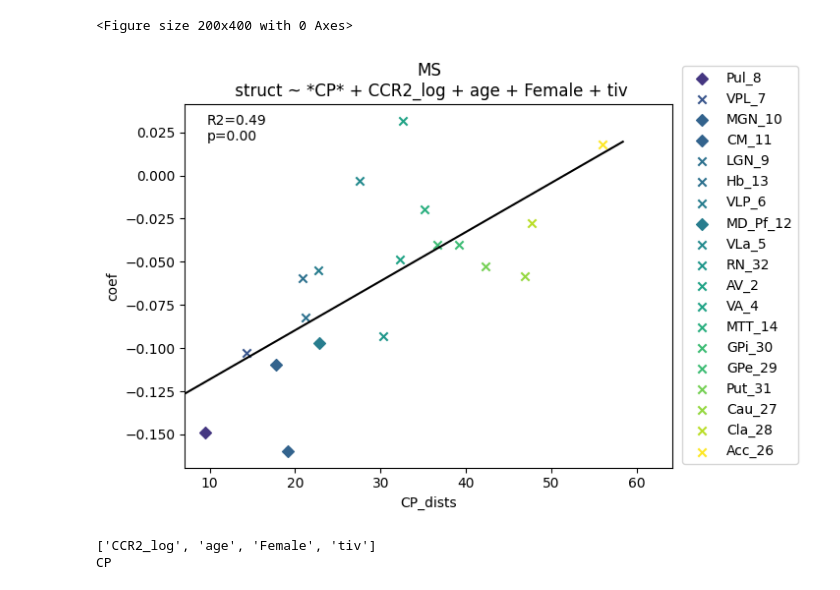
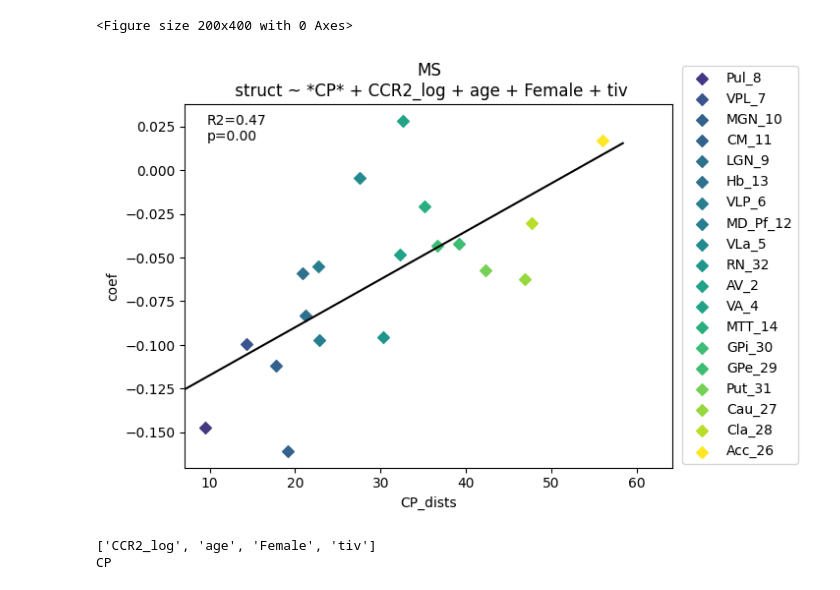
Before and after one commit to srs328/ms_mri, a Jupyter notebook: analysis/thalamus/results/5-CP_distance_gradient.ipynb, the cells around one changed output. Saved outputs shown, nothing was run; the diff lists cells and outputs as text; code cells hidden in the pictures.

```diff
--- a/analysis/thalamus/results/5-CP_distance_gradient.ipynb
+++ b/analysis/thalamus/results/5-CP_distance_gradient.ipynb
@@ -384,12 +428,12 @@ save_stem = "CP_betas_vs_CP_dists"
 model_data = data_orig[MS_patients]
 model_data = zscore(model_data)
 
-covariates = ["age", "Female", "tiv"]
+covariates = ["CCR2_log", "age", "Female", "tiv"]
 covariates_str = " + ".join(covariates)
 structs = hips_thomas_ref[thalamic_nuclei + deep_grey]
 # structs = hips_thomas_ref[thalamic_nuclei]
 
-predictor = ["CP", "LV_log"]
+predictor = ["CP", "LV_log", "CCR2_log"]
 
 _, results, formulas = regutils.run_regressions(
     model_data,
@@ -426,6 +470,7 @@ _, _, plot_data, linregress_result = plot_xordered_data(
     fdr=False,
     bbox_to_anchor=(1.02, 0.01),
     sig_only=sig_only,
+    indicate_sig=False,
     legend_fontsize=10
 )
 plt.show()
@@ -707,7 +832,7 @@ if save:
 save = False
 show = True
 sig_only = False
-save_stem = "CP_betas_vs_CP_dists_control_CCR2"
+save_stem = "CP_betas_vs_CP_dists"
 
 # model_data = data_ms_z
 model_data = data_orig[MS_patients]
@@ -716,15 +841,16 @@ model_data = zscore(model_data)
 covariates = ["CCR2_log", "age", "Female", "tiv"]
 covariates_str = " + ".join(covariates)
 structs = hips_thomas_ref[thalamic_nuclei + deep_grey]
+# structs = hips_thomas_ref[thalamic_nuclei]
 
-predictor = ["CP", "LV_log"]
+predictor = ["CP", "LV_log", "CCR2_log"]
 
 _, results, formulas = regutils.run_regressions(
     model_data,
     structs,
     predictor,
     covariates,
-    robust_cov=None
+    robust_cov="nonrobust"
 )
 
 var_to_plot = "CP"
@@ -745,34 +871,35 @@ _, _, plot_data, linregress_result = plot_xordered_data(
     dist_measure,
     "coef",
     "struct",
     fit_line=True,
     title=f"MS\n struct ~ *{var_to_plot}* + {covariates_str}",
     axes=axs,
     fig=fig,
     legend=True,
     loc=(0.9, 0.0001),
     fdr=False,
     bbox_to_anchor=(1.02, 0.01),
     sig_only=sig_only,
+    indicate_sig=False,
     legend_fontsize=10
 )
 plt.show()
 
 if save:
     save_path = fig_path / f"{save_stem}.png"
     # # Extract the legend
     legend = axs.get_legend()
     legend.remove()  # Remove it from the main plot
 
     fig_legend = plt.figure(figsize=(2, 4))  # Adjust size as needed
     fig_legend.legend(handles=legend.legend_handles, labels=[t.get_text() for t in legend.get_texts()],
                     loc='center', frameon=False)
     fig_legend.savefig(fig_path / f"{save_stem}_legend.png", bbox_inches='tight', dpi=300)
 
     # Save the main plot without legend
     fig.savefig(fig_path / f"{save_stem}.png", bbox_inches='tight', dpi=300)
 # %% [output]
-[figure, old version]
+[figure, new version]
 # %%
 load_bootstrap = False
 bootstrap_result_path = fig_path / "CCR2_control_bootstrap_results.npy"
```
Also changed, not shown: parts of 10 cells of this notebook, 9 other files.
